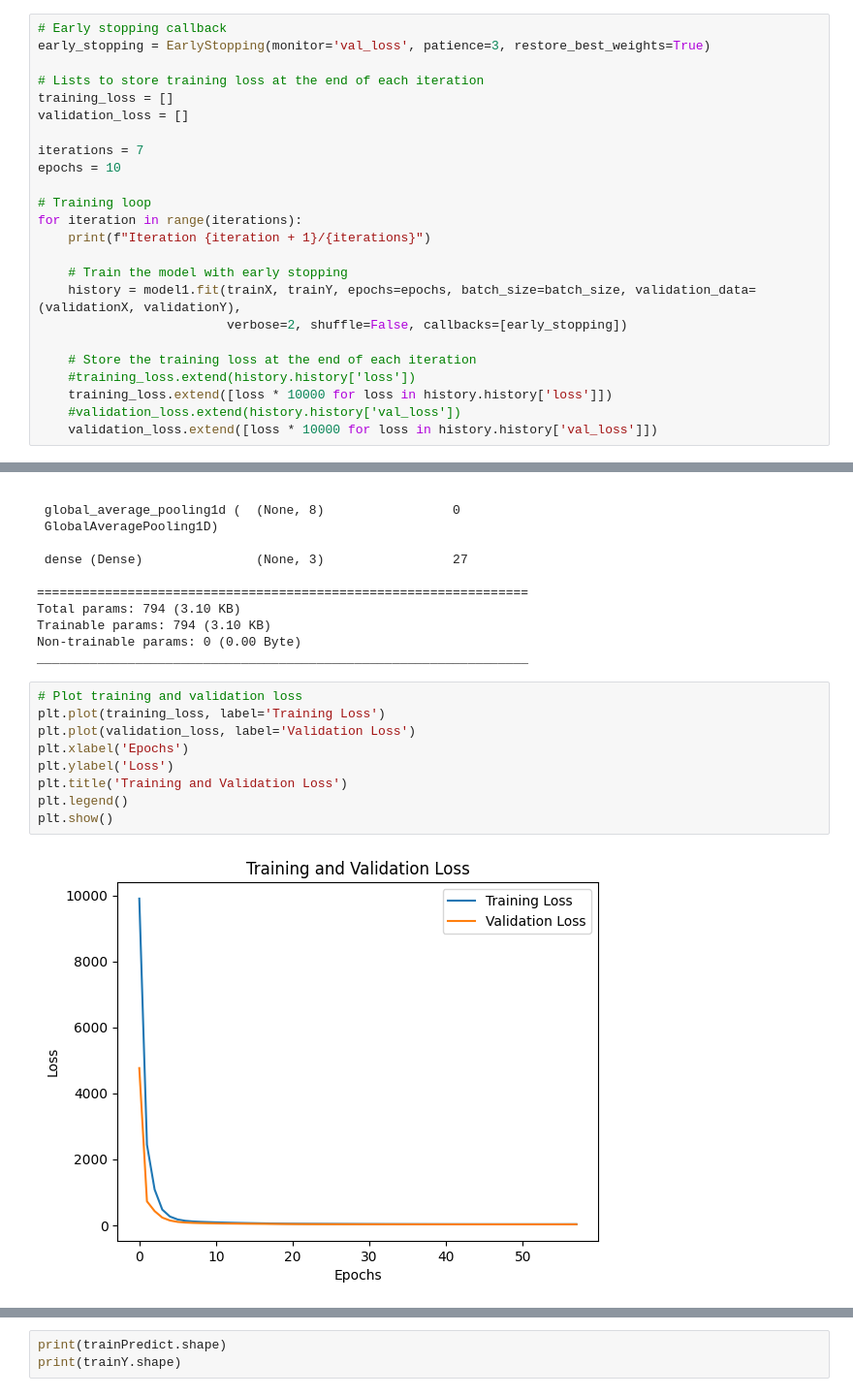
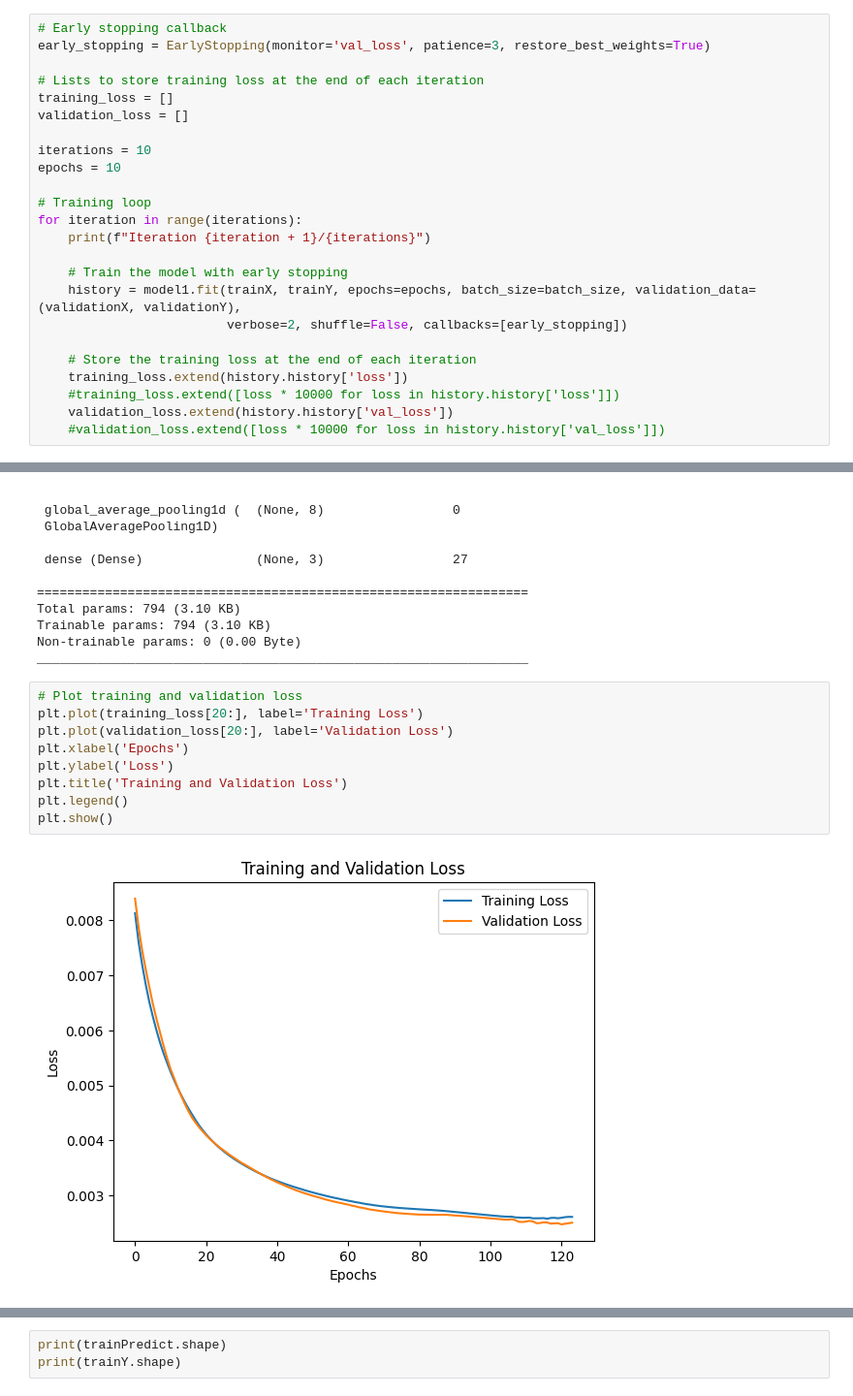
Before and after one commit to WenyiYao/covtype, a Jupyter notebook: transformer_6.ipynb, the cells around one changed output, grey strips where cells are left out. Shown at 97% size. Cells and saved outputs as stored; diff of their text form.

```diff
--- a/transformer_6.ipynb
+++ b/transformer_6.ipynb
@@ -124,7 +124,7 @@ early_stopping = EarlyStopping(monitor='val_loss', patience=3, restore_best_weig
 training_loss = []
 validation_loss = []
 
-iterations = 7
+iterations = 10
 epochs = 10
 
 # Training loop
@@ -136,8 +136,8 @@ for iteration in range(iterations):
                          verbose=2, shuffle=False, callbacks=[early_stopping])
 
     # Store the training loss at the end of each iteration
-    #training_loss.extend(history.history['loss'])
-    training_loss.extend([loss * 10000 for loss in history.history['loss']])
-    #validation_loss.extend(history.history['val_loss'])
-    validation_loss.extend([loss * 10000 for loss in history.history['val_loss']])
+    training_loss.extend(history.history['loss'])
+    #training_loss.extend([loss * 10000 for loss in history.history['loss']])
+    validation_loss.extend(history.history['val_loss'])
+    #validation_loss.extend([loss * 10000 for loss in history.history['val_loss']])
 # %% [output]
@@ -180,15 +180,15 @@ Non-trainable params: 0 (0.00 Byte)
 _________________________________________________________________
 # %%
 # Plot training and validation loss
-plt.plot(training_loss, label='Training Loss')
-plt.plot(validation_loss, label='Validation Loss')
+plt.plot(training_loss[20:], label='Training Loss')
+plt.plot(validation_loss[20:], label='Validation Loss')
 plt.xlabel('Epochs')
 plt.ylabel('Loss')
 plt.title('Training and Validation Loss')
 plt.legend()
 plt.show()
 # %% [output]
-[figure, old version]
+[figure, new version]
 # %%
 trainPredict = model1.predict(trainX, batch_size=batch_size)
 trainScore = math.sqrt(mean_squared_error(trainY[:, 0], trainPredict[:, 0]))
```
Also changed, not shown: parts of 7 cells of this notebook.
